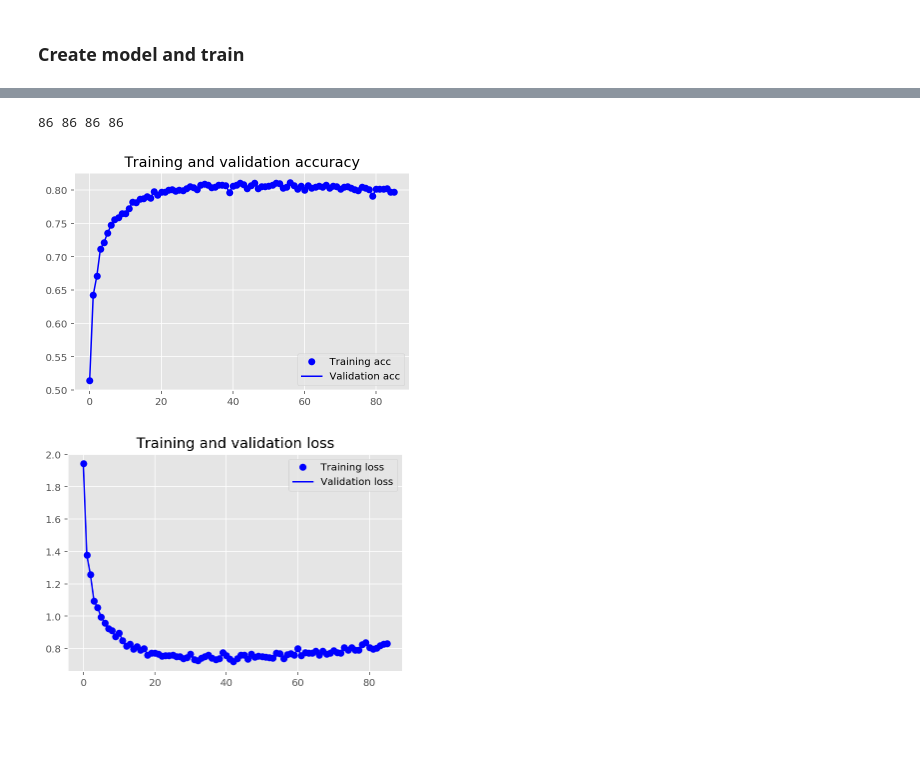
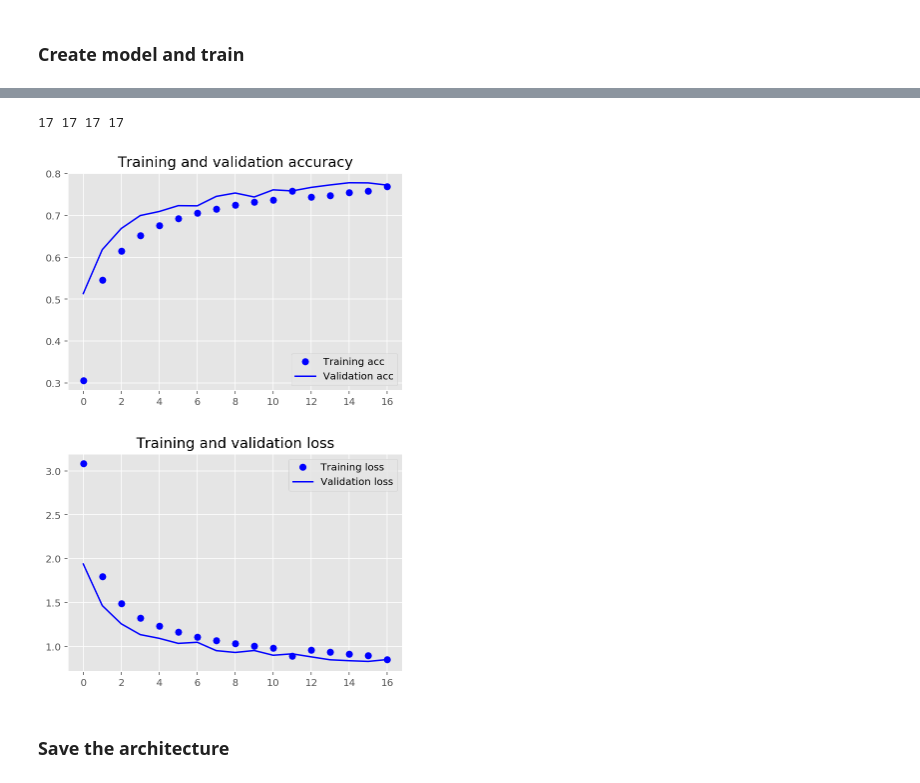
Before and after one commit to devorblackbeard/MachineLearningWithCoreML, a Jupyter notebook: Chapter9/Training/QuickDraw_2_Training.ipynb, the cells around one changed output, grey strips where cells are left out. Cells and saved outputs as stored; diff of their text form; code cells hidden in the pictures; blank space fills up the shorter version.

Commit message:
Chapter9 WIP

```diff
--- a/Chapter9/Training/QuickDraw_2_Training.ipynb
+++ b/Chapter9/Training/QuickDraw_2_Training.ipynb
@@ -41,7 +44,8 @@ from keras.preprocessing import image
 # %%
 #DATASET_DIR = '/Users/Joshua.Newnham/Documents/Data/quickdraw_dataset/sketchrnn_training_data/'
 #DATASET_DIR = '/quickdraw_sketches/'
-DATASET_DIR = '/Users/admin/Desktop/JN/data/'
+#DATASET_DIR = '/Users/Joshua.Newnham/Dropbox/Method - Personal/Machine Learning with CoreML/TrainingData/Chapter9/cnn-sketch-classifier/data/'
+DATASET_DIR = '/Users/Joshua.Newnham/Documents/Data/quickdraw_dataset/sketchrnn_training_data/'
 TRAINING_PARTS = 5
 # %%
 EPOCHS = 1000
@@ -198,10 +202,26 @@ def train(model,
                                 shuffle=True,
                                 callbacks=[checkpoint])
 
-            accumulated_history['acc'] += history.history['acc']
-            accumulated_history['val_acc'] += history.history['val_acc']
-            accumulated_history['loss'] += history.history['loss']
-            accumulated_history['val_loss'] += history.history['val_loss']
+            history_acc = history.history['acc']
+            if type(history_acc) is not type(list):
+                history_acc = [history_acc]
+
+            history_val_acc = history.history['val_acc']
+            if type(history_val_acc) is not type(list):
+                history_val_acc = [history_val_acc]
+
+            history_loss = history.history['loss']
+            if type(history_loss) is not type(list):
+                history_loss = [history_loss]
+
+            history_val_loss = history.history['val_loss']
+            if type(history_val_loss) is not type(list):
+                history_val_loss = [history_val_loss]
+
+            accumulated_history['acc'] += history_acc
+            accumulated_history['val_acc'] += history_val_acc
+            accumulated_history['loss'] += history_loss
+            accumulated_history['val_loss'] += history_val_loss
 
             with open(history_file, 'wb') as f:
                 pickle.dump(accumulated_history, f)
@@ -274,4 +294,4 @@ model, training_history = train(model,
                                 valid_x_files=valid_x_files,
                                 valid_y_files=valid_y_files,
                                 load_previous_weights=True,
-                                model_weights_file="quickdraw_weights_201801181834.h5")
+                                model_weights_file="output/quickdraw_weights.h5")
@@ -297,8 +298,18 @@ KeyboardInterrupt:
+# %%
+model, training_history = train(model,
+                                train_x_files=train_x_files,
+                                train_y_files=train_y_files,
+                                valid_x_files=valid_x_files,
+                                valid_y_files=valid_y_files,
+                                load_previous_weights=True,
+                                model_weights_file="output/quickdraw_weights.h5")
 # %%
-with open('{}_history.pickle'.format('output/quickdraw_weights_201801181834'), 'rb') as f:
+with open('{}_history.pickle'.format('output/quickdraw_weights'), 'rb') as f:
     training_history = pickle.load(f)
 plot_accuracy_loss(training_history)
 # %% [output]
-86 86 86 86
+17 17 17 17
-[figure, old version]
+[figure, new version]
-[figure, old version]
+[figure, new version]
+# %% [markdown]
+### Save the architecture
```
Also changed, not shown: parts of 5 cells of this notebook, 26 other files.
